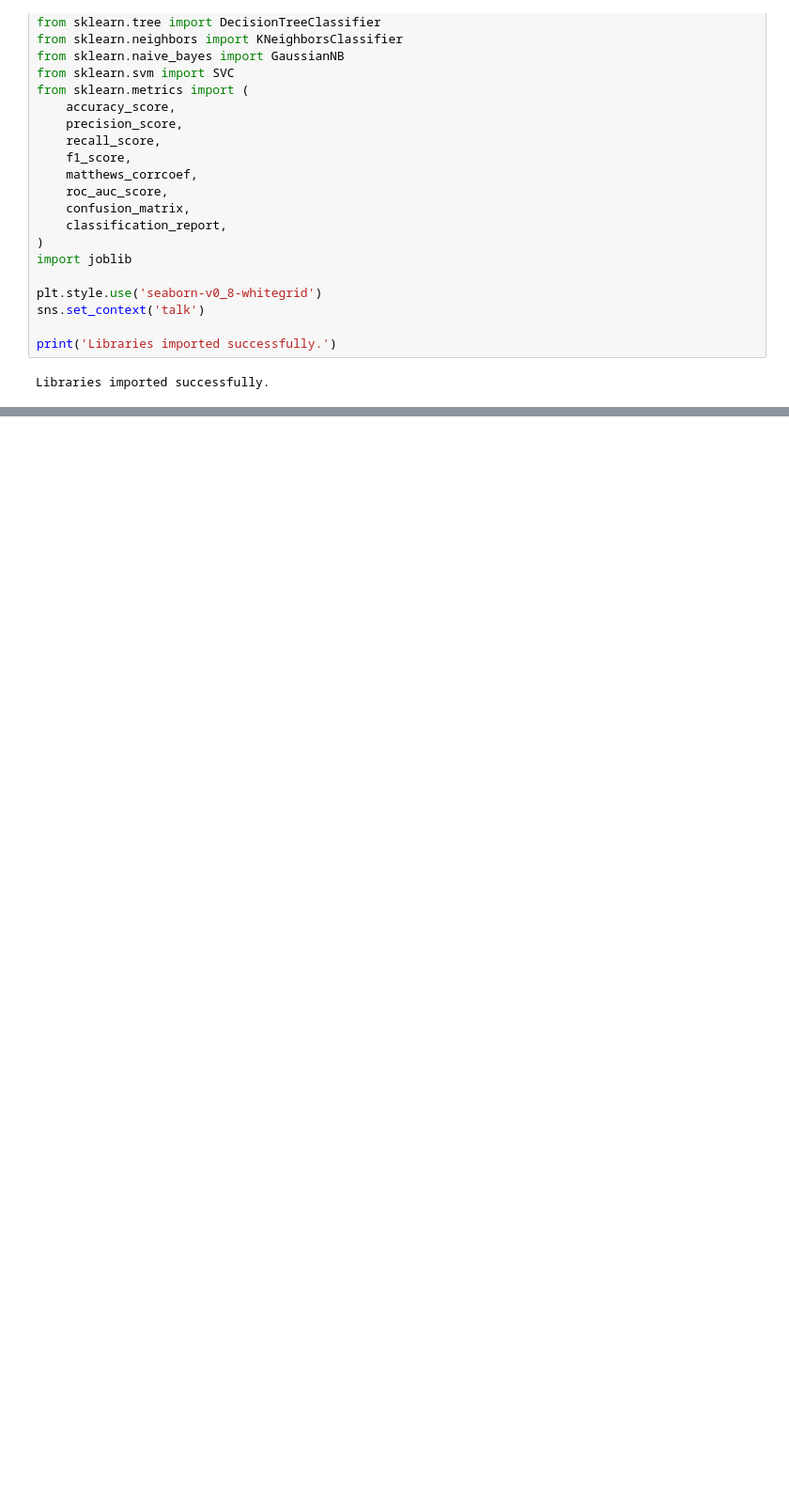
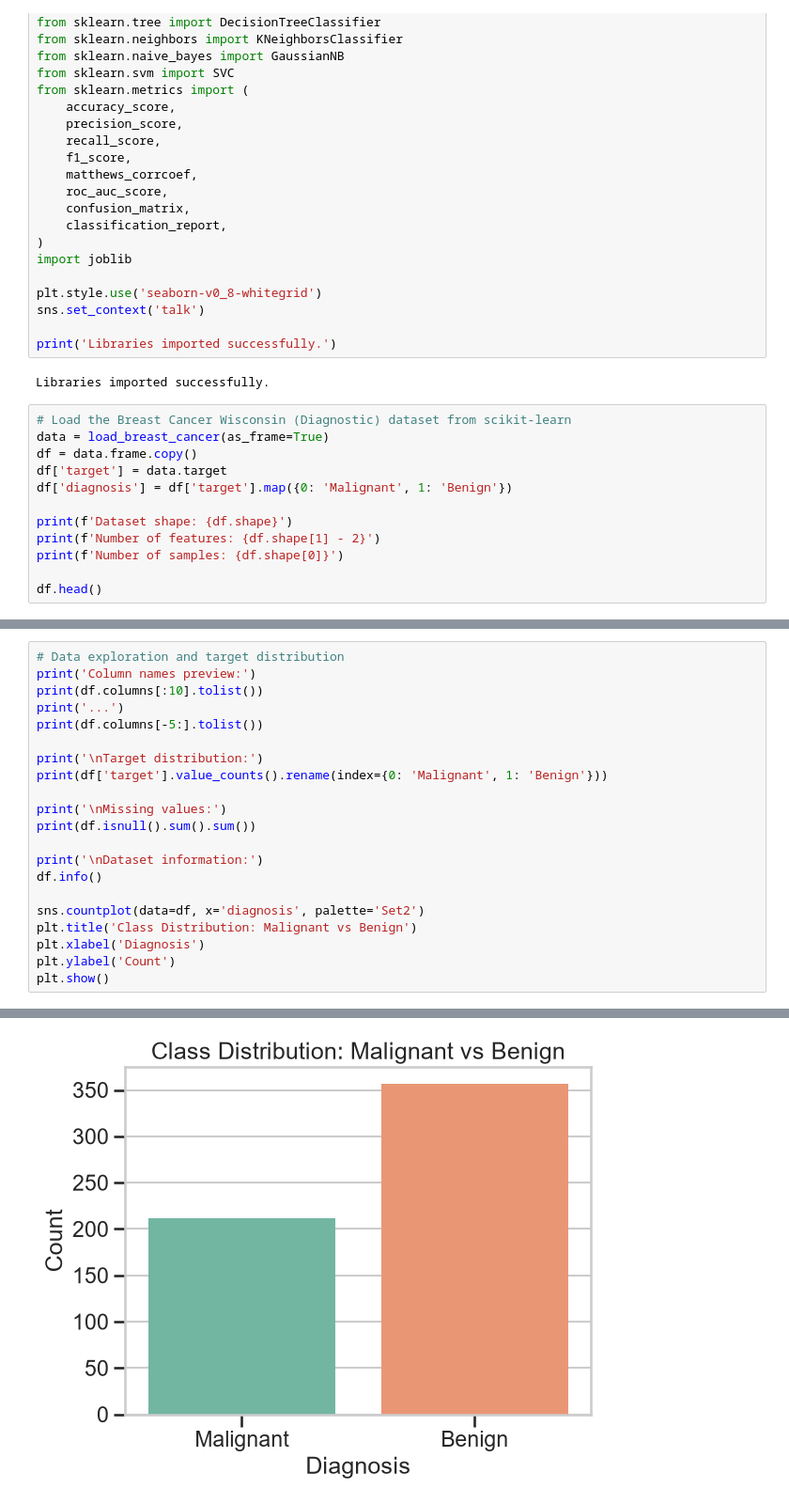
Before and after one commit to vsekar234/breast-cancer-model-comparison, a Jupyter notebook: breast_cancer_models_evaluation.ipynb, the cells around one changed output, grey strips where cells are left out. Shown at 94% size. Drawn from its saved outputs; the diff is of its cells as text; blank space fills up the shorter version.

```diff
--- a/breast_cancer_models_evaluation.ipynb
+++ b/breast_cancer_models_evaluation.ipynb
@@ -54,3 +54,15 @@ sns.set_context('talk')
 print('Libraries imported successfully.')
 # %% [output]
 Libraries imported successfully.
+# %%
+# Load the Breast Cancer Wisconsin (Diagnostic) dataset from scikit-learn
+data = load_breast_cancer(as_frame=True)
+df = data.frame.copy()
+df['target'] = data.target
+df['diagnosis'] = df['target'].map({0: 'Malignant', 1: 'Benign'})
+
+print(f'Dataset shape: {df.shape}')
+print(f'Number of features: {df.shape[1] - 2}')
+print(f'Number of samples: {df.shape[0]}')
+
+df.head()
@@ -56,0 +80,22 @@ Libraries imported successfully.
+# %%
+# Data exploration and target distribution
+print('Column names preview:')
+print(df.columns[:10].tolist())
+print('...')
+print(df.columns[-5:].tolist())
+
+print('\nTarget distribution:')
+print(df['target'].value_counts().rename(index={0: 'Malignant', 1: 'Benign'}))
+
+print('\nMissing values:')
+print(df.isnull().sum().sum())
+
+print('\nDataset information:')
+df.info()
+
+sns.countplot(data=df, x='diagnosis', palette='Set2')
+plt.title('Class Distribution: Malignant vs Benign')
+plt.xlabel('Diagnosis')
+plt.ylabel('Count')
+plt.show()
+# %% [output]
@@ -56,0 +122 @@ Libraries imported successfully.
+[figure, added]
```
Also changed, not shown: parts of 5 cells of this notebook.
